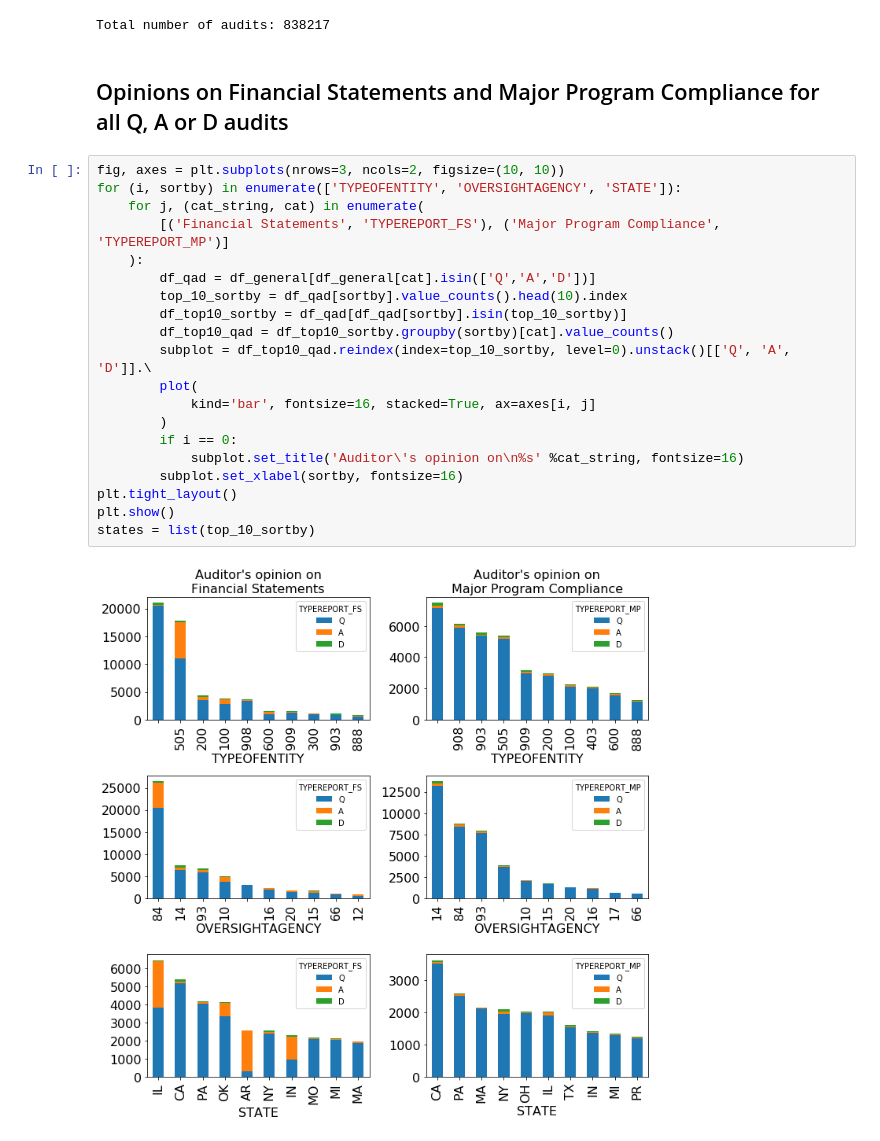
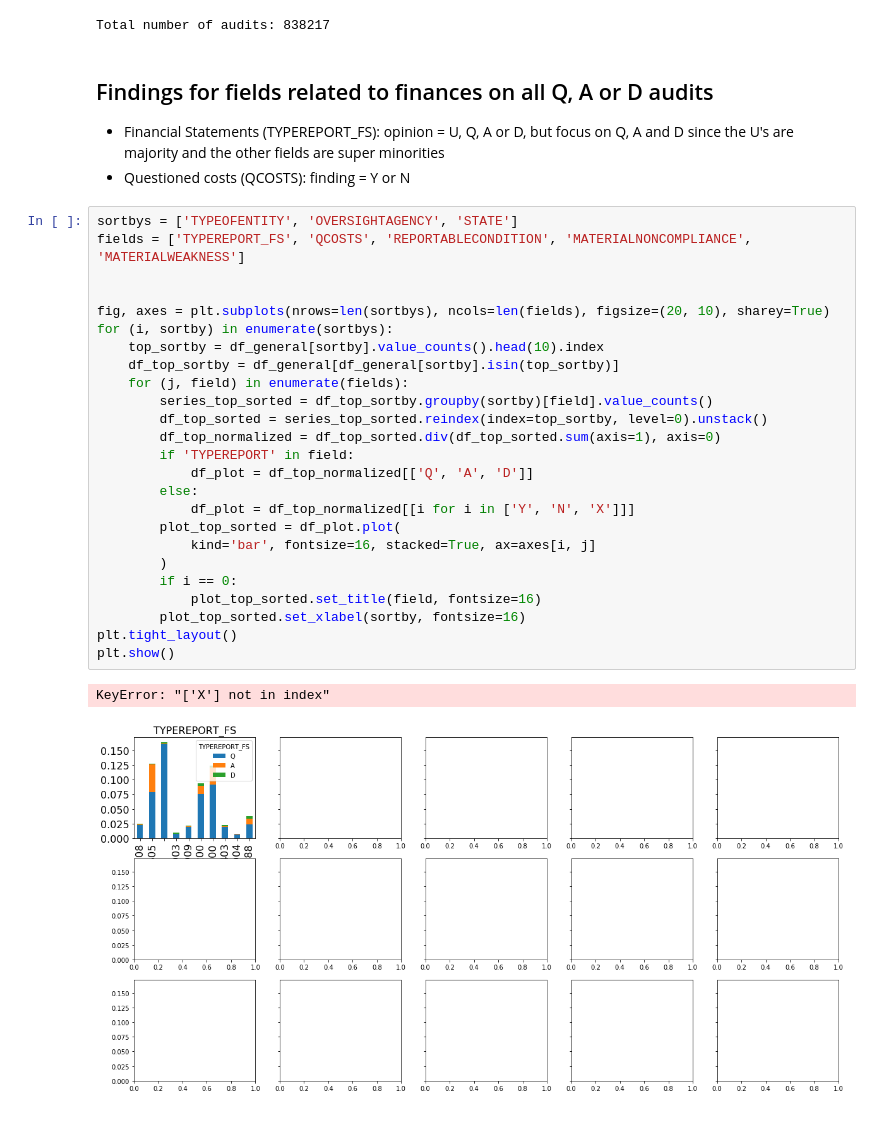
Before and after one commit to ihwang/fac, a Jupyter notebook: general_trends.ipynb, the cells around one changed output. Saved outputs shown, nothing was run; the diff lists cells and outputs as text.

```diff
--- a/general_trends.ipynb
+++ b/general_trends.ipynb
@@ -54,27 +54,35 @@ print('Total number of audits:', len(df_general))
 # %% [output]
 [figure]
 Total number of audits: 838217
-# %% [markdown]
-## Opinions on Financial Statements and Major Program Compliance for all Q, A or D audits
+# %% [markdown]
+## Findings for fields related to finances on all Q, A or D audits
+* Financial Statements (TYPEREPORT_FS): opinion = U, Q, A or D, but focus on Q, A and D since the U's are majority and the other fields are super minorities
+* Questioned costs (QCOSTS): finding = Y or N
 # %%
-fig, axes = plt.subplots(nrows=3, ncols=2, figsize=(10, 10))
-for (i, sortby) in enumerate(['TYPEOFENTITY', 'OVERSIGHTAGENCY', 'STATE']):
-    for j, (cat_string, cat) in enumerate(
-        [('Financial Statements', 'TYPEREPORT_FS'), ('Major Program Compliance', 'TYPEREPORT_MP')]
-    ):
-        df_qad = df_general[df_general[cat].isin(['Q','A','D'])]
-        top_10_sortby = df_qad[sortby].value_counts().head(10).index
-        df_top10_sortby = df_qad[df_qad[sortby].isin(top_10_sortby)]
-        df_top10_qad = df_top10_sortby.groupby(sortby)[cat].value_counts()
-        subplot = df_top10_qad.reindex(index=top_10_sortby, level=0).unstack()[['Q', 'A', 'D']].\
-        plot(
+sortbys = ['TYPEOFENTITY', 'OVERSIGHTAGENCY', 'STATE']
+fields = ['TYPEREPORT_FS', 'QCOSTS', 'REPORTABLECONDITION', 'MATERIALNONCOMPLIANCE', 'MATERIALWEAKNESS']
+
+
+fig, axes = plt.subplots(nrows=len(sortbys), ncols=len(fields), figsize=(20, 10), sharey=True)
+for (i, sortby) in enumerate(sortbys):
+    top_sortby = df_general[sortby].value_counts().head(10).index
+    df_top_sortby = df_general[df_general[sortby].isin(top_sortby)]
+    for (j, field) in enumerate(fields):
+        series_top_sorted = df_top_sortby.groupby(sortby)[field].value_counts()
+        df_top_sorted = series_top_sorted.reindex(index=top_sortby, level=0).unstack()
+        df_top_normalized = df_top_sorted.div(df_top_sorted.sum(axis=1), axis=0)
+        if 'TYPEREPORT' in field:
+            df_plot = df_top_normalized[['Q', 'A', 'D']]
+        else:
+            df_plot = df_top_normalized[[i for i in ['Y', 'N', 'X']]]
+        plot_top_sorted = df_plot.plot(
             kind='bar', fontsize=16, stacked=True, ax=axes[i, j]
         )
         if i == 0:
-            subplot.set_title('Auditor\'s opinion on\n%s' %cat_string, fontsize=16)
-        subplot.set_xlabel(sortby, fontsize=16)
+            plot_top_sorted.set_title(field, fontsize=16)
+        plot_top_sorted.set_xlabel(sortby, fontsize=16)
 plt.tight_layout()
 plt.show()
-states = list(top_10_sortby)
 # %% [output]
+KeyError: "['X'] not in index"
-[figure, old version]
+[figure, new version]
```
Also changed, not shown: 1 other file.
